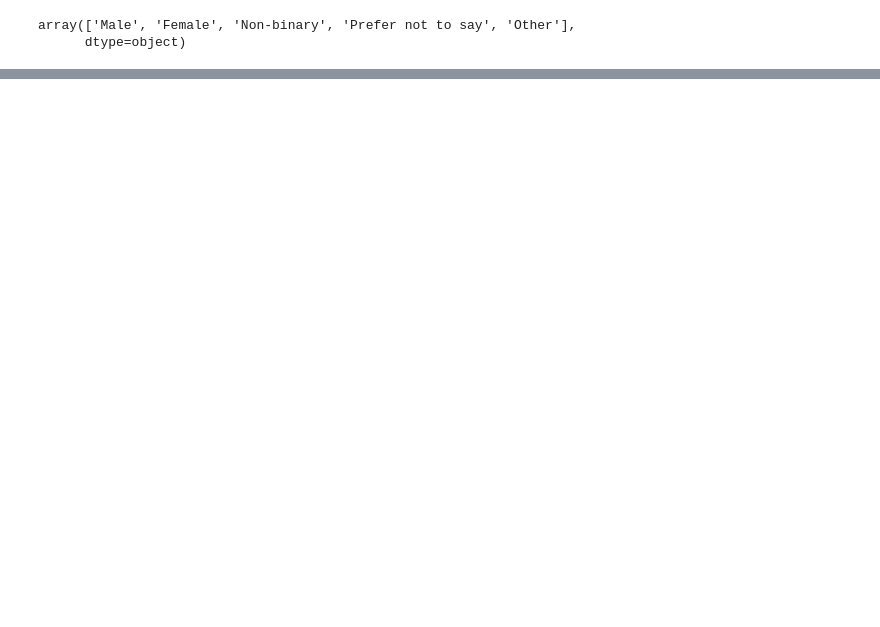
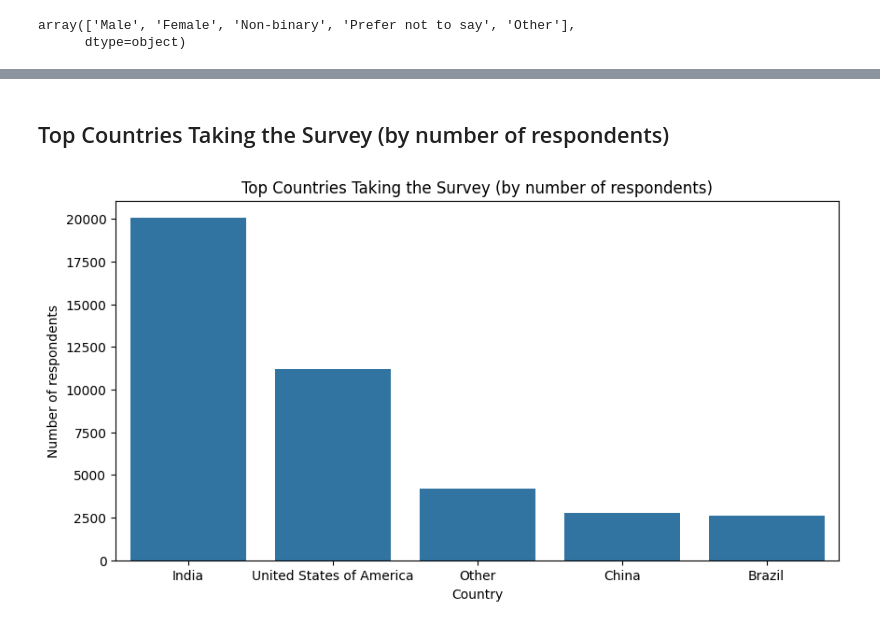
Before and after one commit to muhammadrafayasif/elevvo-pathways, a Jupyter notebook: Task4/task4.ipynb, the cells around one changed output, grey strips where cells are left out. Saved outputs shown, nothing was run; the diff lists cells and outputs as text; code cells hidden in the pictures; blank space fills up the shorter version.

```diff
--- a/Task4/task4.ipynb
+++ b/Task4/task4.ipynb
@@ -113,0 +181,12 @@ plt.show()
+# %% [markdown]
+<h2>Top Countries Taking the Survey (by number of respondents)</h2>
+# %%
+country_count = df['In which country do you currently reside?'].value_counts()[0:5]
+plt.figure(figsize=(10,5))
+sns.barplot(data=country_count)
+plt.title('Top Countries Taking the Survey (by number of respondents)')
+plt.xlabel('Country')
+plt.ylabel('Number of respondents')
+plt.show()
+# %% [output]
+[figure, added]
```
Also changed, not shown: parts of 46 cells of this notebook, 1 other file.
